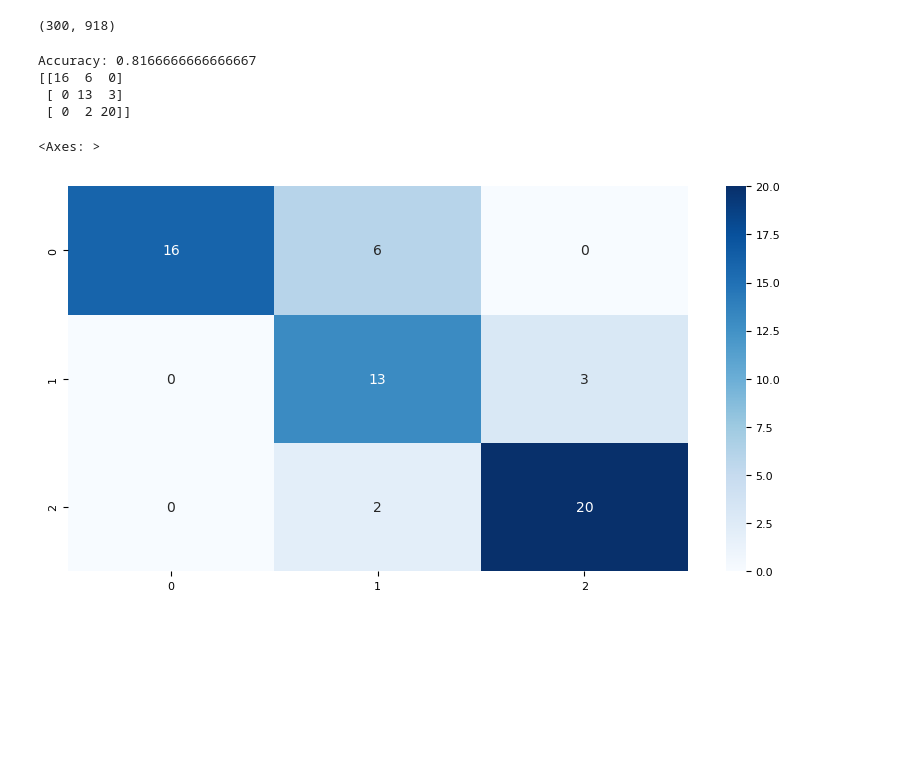
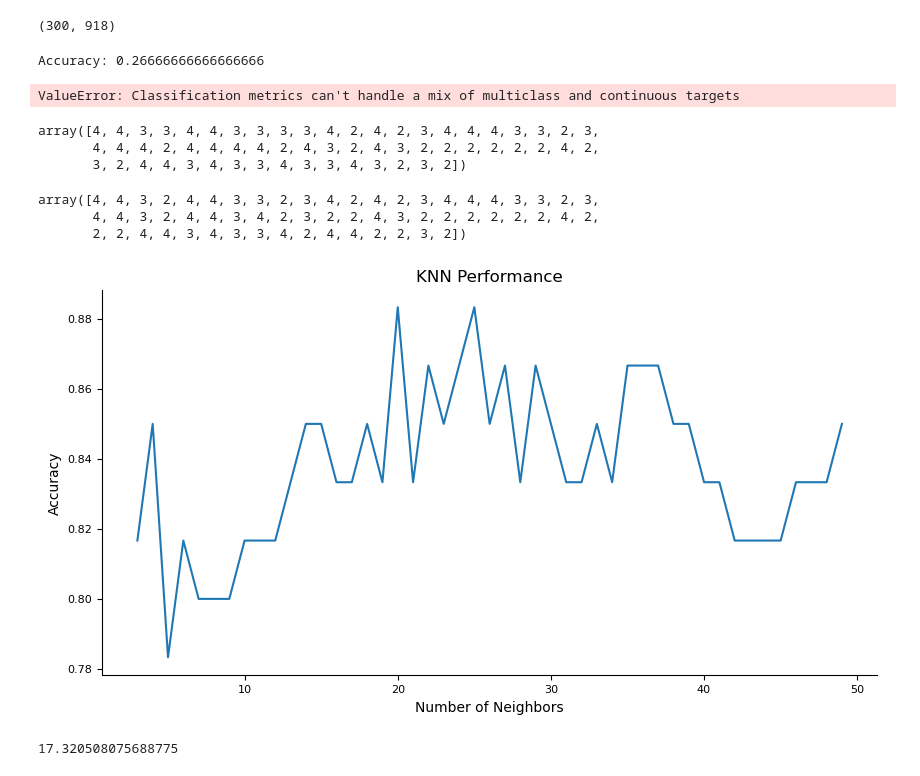
Before and after one commit to l-voisin04/APP_2026_Illusion, a Jupyter notebook: scripts/APP_2026_NC.ipynb, the cells around one changed output. Drawn from its saved outputs; the diff is of its cells as text; code cells hidden in the pictures; blank space fills up the shorter version.

```diff
--- a/scripts/APP_2026_NC.ipynb
+++ b/scripts/APP_2026_NC.ipynb
@@ -132,27 +132,50 @@ from sklearn.metrics import confusion_matrix
 
 X = UnitPop
 y = StimTarget
+
+
 # Diviser les données en ensembles d'entraînement et de test
 X_train, X_test, y_train, y_test = train_test_split(X, y, test_size=0.2, random_state=42)
-
+accuracy = []
 # Créer et entraîner le modèle KNN
-knn = KNeighborsClassifier(n_neighbors=3)
+knn = KNeighborsClassifier(n_neighbors=17)
 knn.fit(X_train, y_train)
 
 # Faire des prédictions sur l'ensemble de test
 y_pred = knn.predict(X_test)
 
 # Évaluer la performance du modèle
-accuracy = accuracy_score(y_test, y_pred)
+accuracy=accuracy_score(y_test, y_pred)
+
 print(f'Accuracy: {accuracy}')
 cm = confusion_matrix(y_test, y_pred)
 print(cm)
 
 sns.heatmap(cm, annot=True, fmt='d', cmap='Blues')
 # %% [output]
-Accuracy: 0.8166666666666667
-[[16  6  0]
- [ 0 13  3]
- [ 0  2 20]]
+Accuracy: 0.26666666666666666
-<Axes: >
+ValueError: Classification metrics can't handle a mix of multiclass and continuous targets
-[figure, removed]
+# %%
+y_pred
+# %% [output]
+array([4, 4, 3, 3, 4, 4, 3, 3, 3, 3, 4, 2, 4, 2, 3, 4, 4, 4, 3, 3, 2, 3,
+       4, 4, 4, 2, 4, 4, 4, 4, 2, 4, 3, 2, 4, 3, 2, 2, 2, 2, 2, 2, 4, 2,
+       3, 2, 4, 4, 3, 4, 3, 3, 4, 3, 3, 4, 3, 2, 3, 2])
+# %%
+np.transpose(y_test)
+# %% [output]
+array([4, 4, 3, 2, 4, 4, 3, 3, 2, 3, 4, 2, 4, 2, 3, 4, 4, 4, 3, 3, 2, 3,
+       4, 4, 3, 2, 4, 4, 3, 4, 2, 3, 2, 2, 4, 3, 2, 2, 2, 2, 2, 2, 4, 2,
+       2, 2, 4, 4, 3, 4, 3, 3, 4, 2, 4, 4, 2, 2, 3, 2])
+# %%
+plt.plot(range(3,50), accuracy)
+plt.xlabel('Number of Neighbors')
+plt.ylabel('Accuracy')
+plt.title('KNN Performance')
+plt.show()
+# %% [output]
+[figure, added]
+# %%
+np.sqrt(300)
+# %% [output]
+17.320508075688775
```
